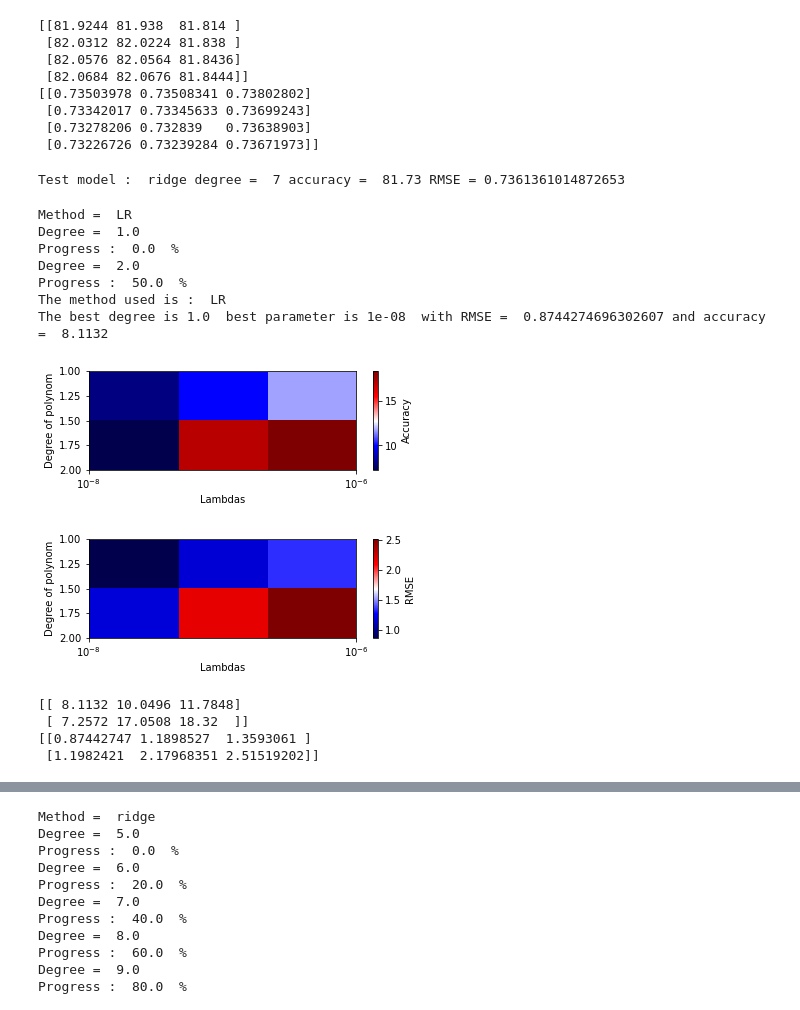
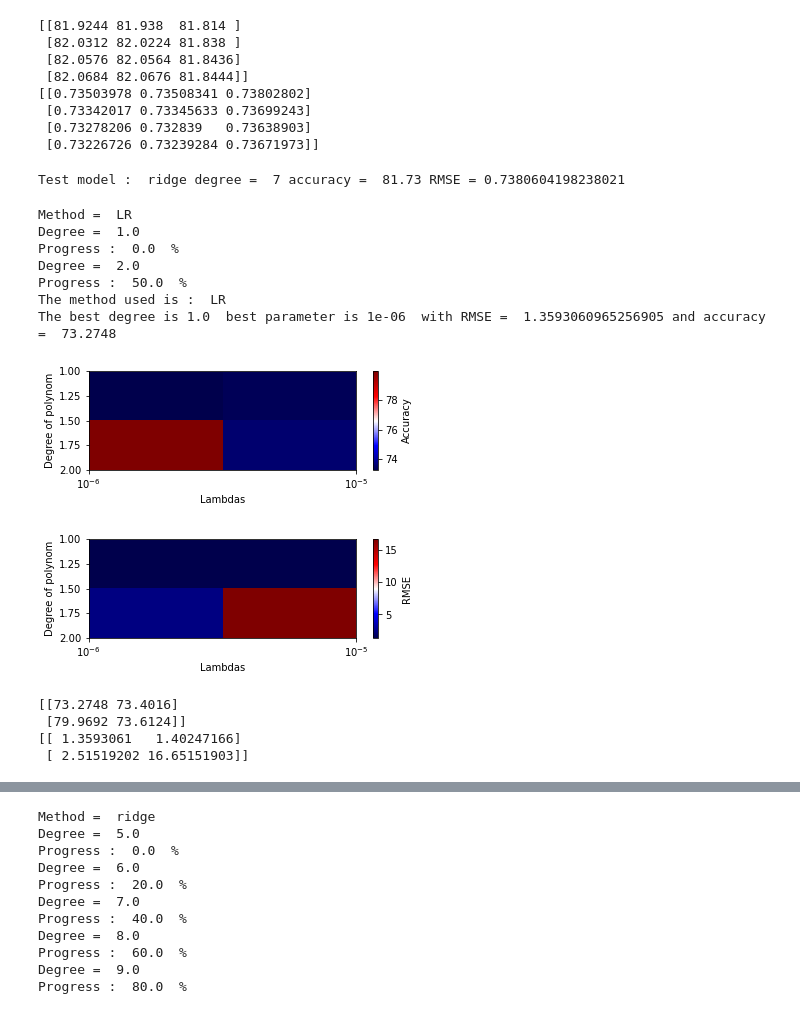
Before and after one commit to ideriedm/Machine-learning, a Jupyter notebook: project1/project1.ipynb, the cells around one changed output, grey strips where cells are left out. Cells and saved outputs as stored; diff of their text form; code cells hidden in the pictures.

```diff
--- a/project1/project1.ipynb
+++ b/project1/project1.ipynb
@@ -105,21 +120,0 @@ LS with bias, accuracy =  74.42999999999999
-# %%
-#############################
-#### Preprocessing
-#############################
-
-from implementations import *
-print("Before pre-processing")
-print("tX shape :", tX_pre.shape, "y shape :", y_pre.shape, ids.shape)
-print("tX max", np.max(tX_pre), "tX min", np.min(tX_pre), "tX mean",
-      np.mean(tX_pre), "tX std", np.std(tX_pre))
-
-tX_post = remove_aberrant_values(tX_pre)
-tX_post = remove_aberrant_features(tX_post)
-tX_post = rescale_outliers(tX_post)
-tX_post, _ , _ = standardize(tX_post)
-
-
-print("After pre processing")
-print("tX shape :", tX_post.shape)
-print("tX max", np.max(tX_post, axis = 0),"tX min", np.min(tX_post, axis = 0), "tX mean",
-      np.mean(tX_post,axis=0), "tX std", np.std(tX_post, axis=0))
@@ -528,49 +492,52 @@ print(rmses_ridge)
  [0.73278206 0.732839   0.73638903]
  [0.73226726 0.73239284 0.73671973]]
 # %%
-#########
-# Test ridge
-#########
-
+#################
+# Test ridge on 20%
+#################
 
 degree = 7
 lambda_ = 0.01
 
 
-param = {
-  "model": "ridge",
-}
+param = { "model": "ridge" }
 
 x_tr, x_te, y_tr, y_te = split_data(tX_post, y_post, 0.8, seed=1)
+
 
 x_tr_p = build_poly(x_tr, degree)
 x_te_p = build_poly(x_te, degree)
 
 
-w, mse = ridge_regression(y_tr, x_tr_p, lambda_)
+w, _ = ridge_regression(y_tr, x_tr_p, lambda_)
 accuracy = compute_accuracy(x_te_p, y_te, w, param)
+rmse = np.sqrt(2 * compute_mse(y_te, x_te_p, w))
 
-print("Test model : ", param["model"], "degree = ", degree, "accuracy = ", accuracy, "RMSE =", np.sqrt(2*mse))
+print("Test model : ", param["model"], "degree = ", degree, "accuracy = ", accuracy, "RMSE =", rmse)
 
 # Test model :  ridge degree =  7 accuracy =  81.73 RMSE = 0.7361361014872653
 # %% [output]
-Test model :  ridge degree =  7 accuracy =  81.73 RMSE = 0.7361361014872653
+Test model :  ridge degree =  7 accuracy =  81.73 RMSE = 0.7380604198238021
 # %%
-#########
-# LR
-#########
+########################################
+# LR : CV + hyperparam optimization
+########################################
+from proj1_helpers import *
+
 
 degrees = np.linspace(1, 2, 2)
-lambdas = np.logspace(-8, -6, 3)
+gammas = np.logspace(-6, -5, 2)
 k_fold = 5
 max_iters = 1000
 
 parameters_LR = {
       "model": "LR",
-      "param": [lambdas, max_iters],
+      "param": [gammas, max_iters],
 }
 
 rmses_LR, accuracy_LR = best_degree_selection(tX_post, y_post, degrees, k_fold, parameters_LR, seed = 1)
+
+# The best degree is 1.0  best parameter is 1e-06  with RMSE =  1.3593060965256647 and accuracy =  73.2748
 # %% [output]
 Method =  LR
 Degree =  1.0
@@ -578,32 +545,32 @@ Progress :  0.0  %
 Degree =  2.0
 Progress :  50.0  %
 The method used is :  LR
-The best degree is 1.0  best parameter is 1e-08  with RMSE =  0.8744274696302607 and accuracy =  8.1132
+The best degree is 1.0  best parameter is 1e-06  with RMSE =  1.3593060965256905 and accuracy =  73.2748
 # %%
 plt.subplot(211)
-plt.imshow(accuracy_LR, extent=[lambdas[0],lambdas[-1], degrees[-1],degrees[0]],aspect = 'auto',cmap ='seismic')
-plt.xlabel('Lambdas')
+plt.imshow(accuracy_LR, extent=[gammas[0],gammas[-1], degrees[-1],degrees[0]],aspect = 'auto',cmap ='seismic')
+plt.xlabel('Gammas')
 plt.ylim([degrees[-1],degrees[0]])
 plt.xscale('symlog')
 plt.ylabel('Degree of polynom')
 plt.colorbar(label = 'Accuracy')
 plt.show()
 
 plt.subplot(212)
-plt.imshow(rmses_LR, extent=[lambdas[0],lambdas[-1], degrees[-1],degrees[0]],aspect = 'auto',cmap ='seismic')
-plt.xlabel('Lambdas')
+plt.imshow(rmses_LR, extent=[gammas[0],gammas[-1], degrees[-1],degrees[0]],aspect = 'auto',cmap ='seismic')
+plt.xlabel('Gammas')
 plt.ylim([degrees[-1],degrees[0]])
 plt.xscale('symlog')
 plt.ylabel('Degree of polynom')
 plt.colorbar(label = 'RMSE')
 plt.show()
 
 print(accuracy_LR)
 print(rmses_LR)
 # %% [output]
-[figure, old version]
+[figure, new version]
-[figure, old version]
+[figure, new version]
-[[ 8.1132 10.0496 11.7848]
- [ 7.2572 17.0508 18.32  ]]
-[[0.87442747 1.1898527  1.3593061 ]
- [1.1982421  2.17968351 2.51519202]]
+[[73.2748 73.4016]
+ [79.9692 73.6124]]
+[[ 1.3593061   1.40247166]
+ [ 2.51519202 16.65151903]]
```
Also changed, not shown: parts of 33 cells of this notebook.
